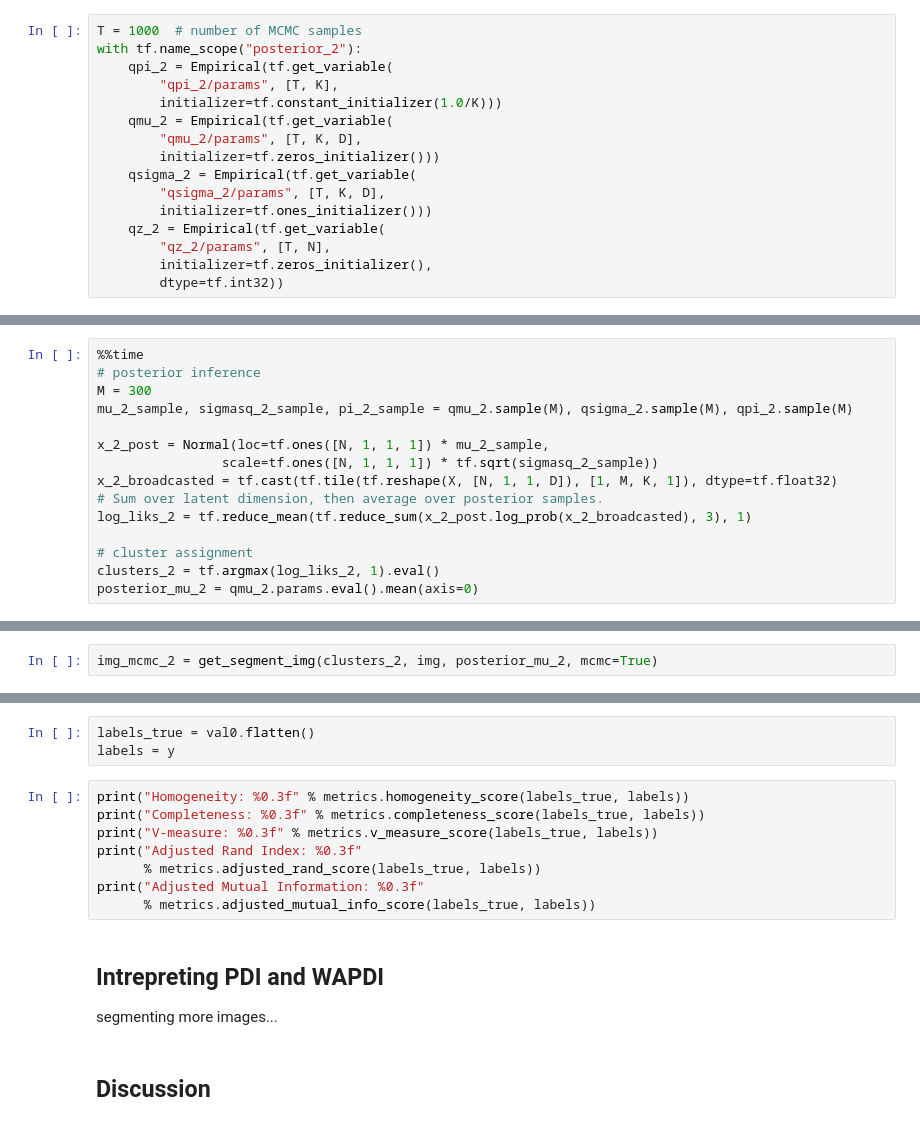
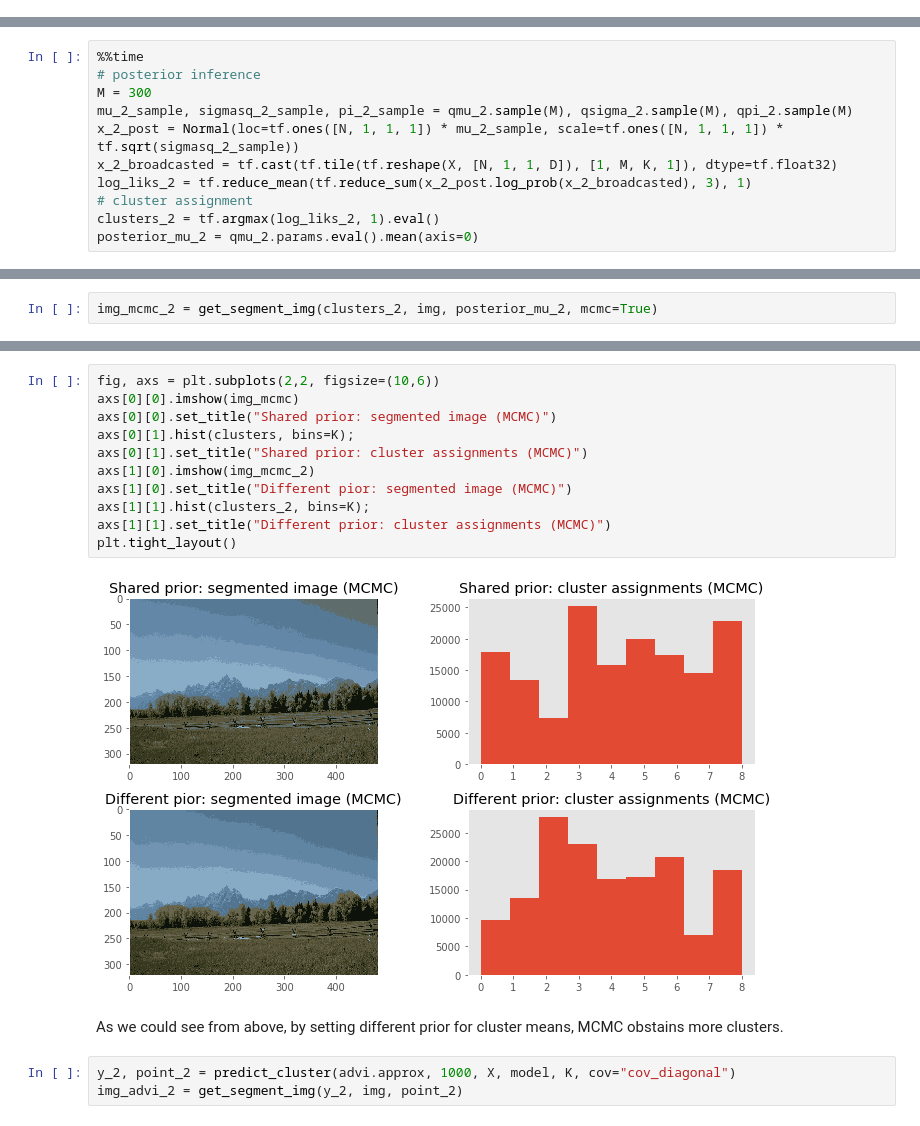
Before and after one commit to jiangzl2016/prob_prog_final_project, a Jupyter notebook: final-project/final-notebook.ipynb, the cells around one changed output, grey strips where cells are left out. Cells and saved outputs as stored; diff of their text form.

```diff
--- a/final-project/final-notebook.ipynb
+++ b/final-project/final-notebook.ipynb
@@ -285,16 +315,0 @@ with tf.name_scope("model_ed2"):
-# %%
-T = 1000  # number of MCMC samples
-with tf.name_scope("posterior_2"):
-    qpi_2 = Empirical(tf.get_variable(
-        "qpi_2/params", [T, K],
-        initializer=tf.constant_initializer(1.0/K)))
-    qmu_2 = Empirical(tf.get_variable(
-        "qmu_2/params", [T, K, D],
-        initializer=tf.zeros_initializer()))
-    qsigma_2 = Empirical(tf.get_variable(
-        "qsigma_2/params", [T, K, D],
-        initializer=tf.ones_initializer()))
-    qz_2 = Empirical(tf.get_variable(
-        "qz_2/params", [T, N],
-        initializer=tf.zeros_initializer(),
-        dtype=tf.int32))
@@ -333,13 +321,9 @@ Wall time: 1h 21min 53s
 # posterior inference
 M = 300
 mu_2_sample, sigmasq_2_sample, pi_2_sample = qmu_2.sample(M), qsigma_2.sample(M), qpi_2.sample(M)
-
-x_2_post = Normal(loc=tf.ones([N, 1, 1, 1]) * mu_2_sample,
-                scale=tf.ones([N, 1, 1, 1]) * tf.sqrt(sigmasq_2_sample))
+x_2_post = Normal(loc=tf.ones([N, 1, 1, 1]) * mu_2_sample, scale=tf.ones([N, 1, 1, 1]) * tf.sqrt(sigmasq_2_sample))
 x_2_broadcasted = tf.cast(tf.tile(tf.reshape(X, [N, 1, 1, D]), [1, M, K, 1]), dtype=tf.float32)
-# Sum over latent dimension, then average over posterior samples.
 log_liks_2 = tf.reduce_mean(tf.reduce_sum(x_2_post.log_prob(x_2_broadcasted), 3), 1)
-
 # cluster assignment
 clusters_2 = tf.argmax(log_liks_2, 1).eval()
 posterior_mu_2 = qmu_2.params.eval().mean(axis=0)
@@ -533,17 +335,18 @@ plt.title("Ground-truth");
-# %%
-labels_true = val0.flatten()
-labels = y
-# %%
-print("Homogeneity: %0.3f" % metrics.homogeneity_score(labels_true, labels))
-print("Completeness: %0.3f" % metrics.completeness_score(labels_true, labels))
-print("V-measure: %0.3f" % metrics.v_measure_score(labels_true, labels))
-print("Adjusted Rand Index: %0.3f"
-      % metrics.adjusted_rand_score(labels_true, labels))
-print("Adjusted Mutual Information: %0.3f"
-      % metrics.adjusted_mutual_info_score(labels_true, labels))
-# %% [markdown]
-## Intrepreting PDI and WAPDI
-
-segmenting more images...
-# %% [markdown]
-## Discussion
+# %%
+fig, axs = plt.subplots(2,2, figsize=(10,6))
+axs[0][0].imshow(img_mcmc)
+axs[0][0].set_title("Shared prior: segmented image (MCMC)")
+axs[0][1].hist(clusters, bins=K);
+axs[0][1].set_title("Shared prior: cluster assignments (MCMC)")
+axs[1][0].imshow(img_mcmc_2)
+axs[1][0].set_title("Different pior: segmented image (MCMC)")
+axs[1][1].hist(clusters_2, bins=K);
+axs[1][1].set_title("Different prior: cluster assignments (MCMC)")
+plt.tight_layout()
+# %% [output]
+[figure, added]
+# %% [markdown]
+As we could see from above, by setting different prior for cluster means, MCMC obstains more clusters.
+# %%
+y_2, point_2 = predict_cluster(advi.approx, 1000, X, model, K, cov="cov_diagonal")
+img_advi_2 = get_segment_img(y_2, img, point_2)
```
Also changed, not shown: parts of 113 cells of this notebook.
